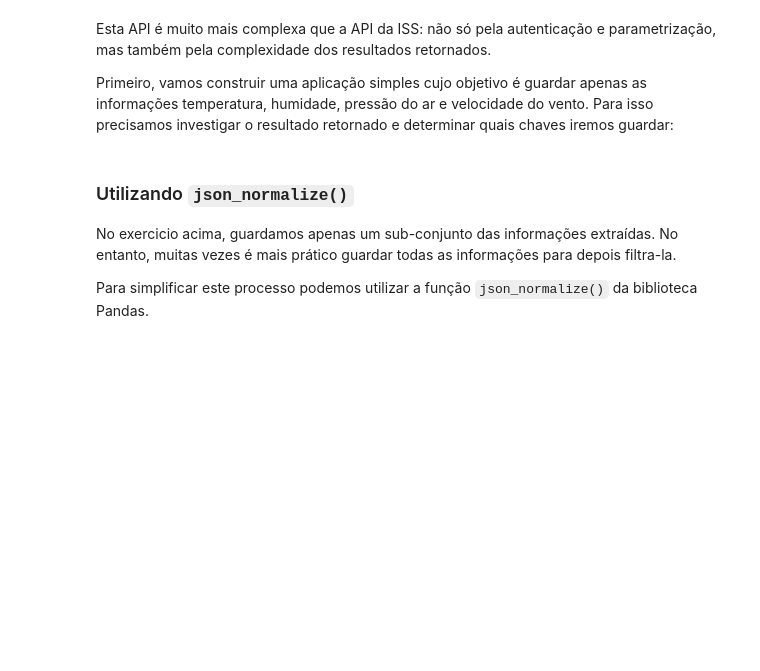
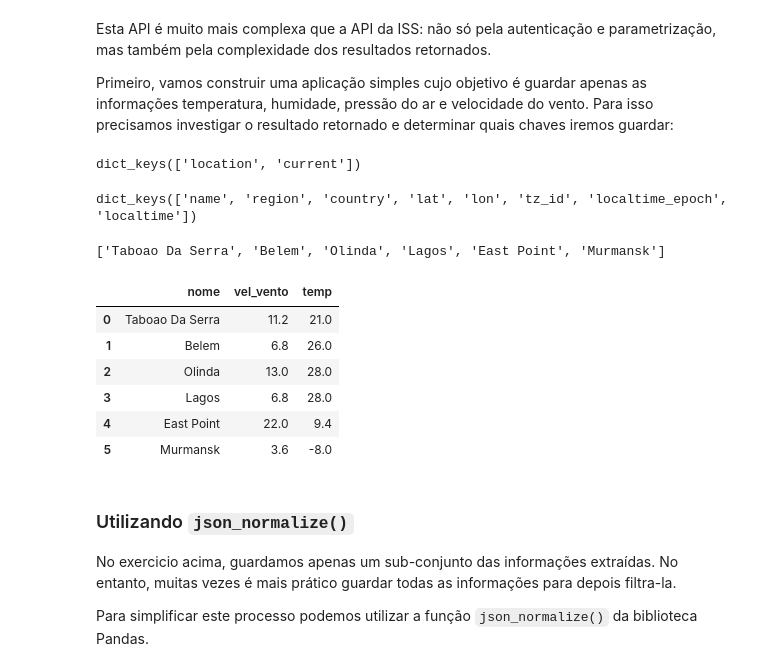
Before and after one commit to sadguilherme/99_PT_JAN2023, a Jupyter notebook: aulas/20230314 APIs.ipynb, the cells around one changed output. Cells and saved outputs as stored; diff of their text form; code cells hidden in the pictures; blank space fills up the shorter version.

```diff
--- a/aulas/20230314 APIs.ipynb
+++ b/aulas/20230314 APIs.ipynb
@@ -301,3 +340,11 @@ lista_latlong = [
     '33.69,-84.44',
     '69.00, 33.13'
 ]
+# %%
+results.keys()
+# %% [output]
+dict_keys(['location', 'current'])
+# %%
+results['location'].keys()
+# %% [output]
+dict_keys(['name', 'region', 'country', 'lat', 'lon', 'tz_id', 'localtime_epoch', 'localtime'])
@@ -304,3 +370,19 @@ lista_latlong = [
+# %%
+nome_lugar
+# %% [output]
+['Taboao Da Serra', 'Belem', 'Olinda', 'Lagos', 'East Point', 'Murmansk']
+# %%
+tb_clima = pd.DataFrame({'nome': nome_lugar, 'vel_vento' : vel_vento, 'temp' : temp})
+# %%
+tb_clima
+# %% [output]
+|  | nome | vel_vento | temp |
+| 0 | Taboao Da Serra | 11.2 | 21.0 |
+| 1 | Belem | 6.8 | 26.0 |
+| 2 | Olinda | 13.0 | 28.0 |
+| 3 | Lagos | 6.8 | 28.0 |
+| 4 | East Point | 22.0 | 9.4 |
+| 5 | Murmansk | 3.6 | -8.0 |
 # %% [markdown]
 ### Utilizando `json_normalize()`
 
```
Also changed, not shown: parts of 24 cells of this notebook.
